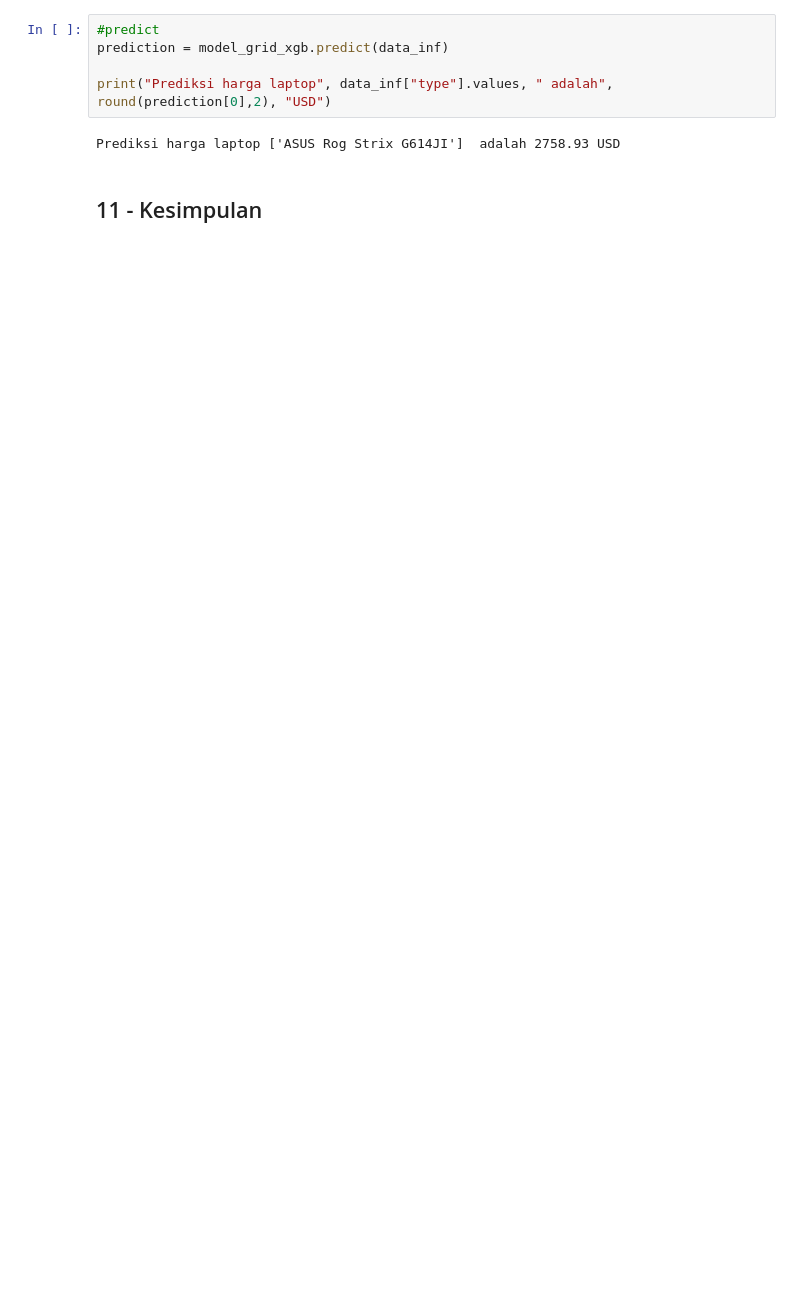
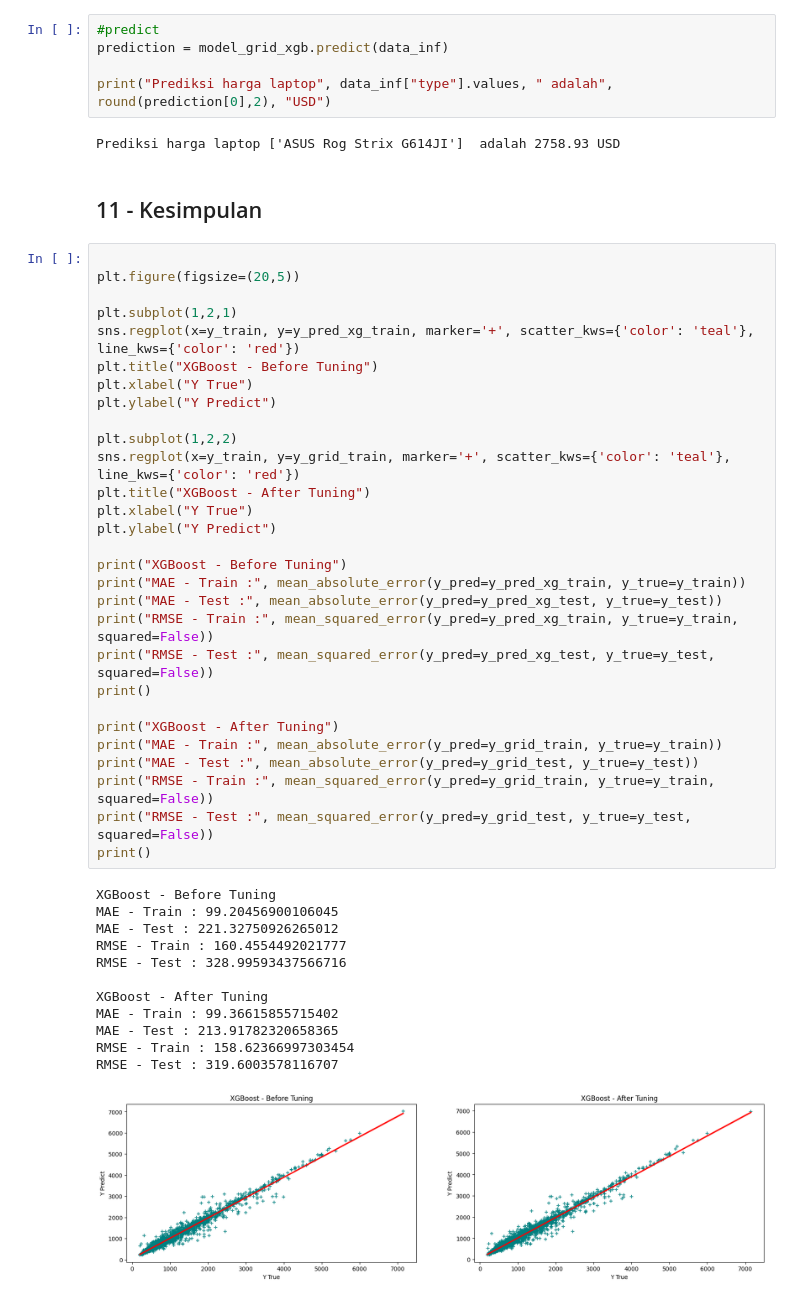
Before and after one commit to ediashta/Laptop-Price-Prediction, a Jupyter notebook: h8dsft_P1M2_Ediashta.ipynb, the cells around one changed output. Cells and saved outputs as stored; diff of their text form; blank space fills up the shorter version.

```diff
--- a/h8dsft_P1M2_Ediashta.ipynb
+++ b/h8dsft_P1M2_Ediashta.ipynb
@@ -716,3 +817,45 @@ print("Prediksi harga laptop", data_inf["type"].values, " adalah", round(predict
 Prediksi harga laptop ['ASUS Rog Strix G614JI']  adalah 2758.93 USD
 # %% [markdown]
 ## 11 - Kesimpulan
+# %%
+
+plt.figure(figsize=(20,5))
+
+plt.subplot(1,2,1)
+sns.regplot(x=y_train, y=y_pred_xg_train, marker='+', scatter_kws={'color': 'teal'}, line_kws={'color': 'red'})
+plt.title("XGBoost - Before Tuning")
+plt.xlabel("Y True")
+plt.ylabel("Y Predict")
+
+plt.subplot(1,2,2)
+sns.regplot(x=y_train, y=y_grid_train, marker='+', scatter_kws={'color': 'teal'}, line_kws={'color': 'red'})
+plt.title("XGBoost - After Tuning")
+plt.xlabel("Y True")
+plt.ylabel("Y Predict")
+
+print("XGBoost - Before Tuning")
+print("MAE - Train :", mean_absolute_error(y_pred=y_pred_xg_train, y_true=y_train))
+print("MAE - Test :", mean_absolute_error(y_pred=y_pred_xg_test, y_true=y_test))
+print("RMSE - Train :", mean_squared_error(y_pred=y_pred_xg_train, y_true=y_train, squared=False))
+print("RMSE - Test :", mean_squared_error(y_pred=y_pred_xg_test, y_true=y_test, squared=False))
+print()
+
+print("XGBoost - After Tuning")
+print("MAE - Train :", mean_absolute_error(y_pred=y_grid_train, y_true=y_train))
+print("MAE - Test :", mean_absolute_error(y_pred=y_grid_test, y_true=y_test))
+print("RMSE - Train :", mean_squared_error(y_pred=y_grid_train, y_true=y_train, squared=False))
+print("RMSE - Test :", mean_squared_error(y_pred=y_grid_test, y_true=y_test, squared=False))
+print()
+# %% [output]
+XGBoost - Before Tuning
+MAE - Train : 99.20456900106045
+MAE - Test : 221.32750926265012
+RMSE - Train : 160.4554492021777
+RMSE - Test : 328.99593437566716
+
+XGBoost - After Tuning
+MAE - Train : 99.36615855715402
+MAE - Test : 213.91782320658365
+RMSE - Train : 158.62366997303454
+RMSE - Test : 319.6003578116707
+[figure, added]
```
Also changed, not shown: parts of 46 cells of this notebook, 5 other files.
